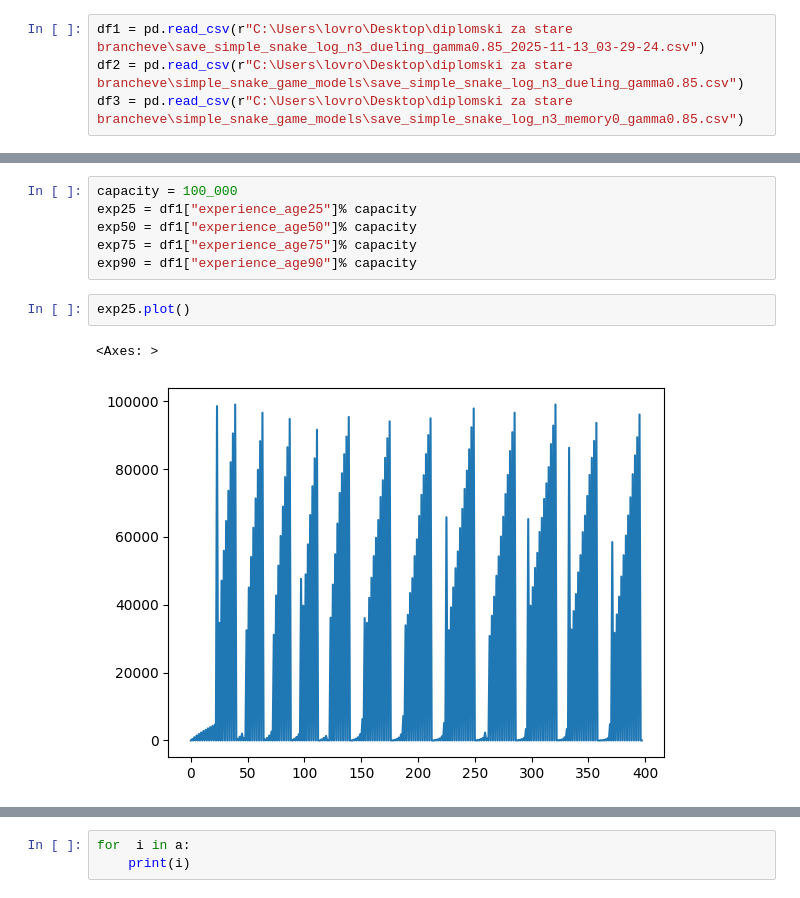
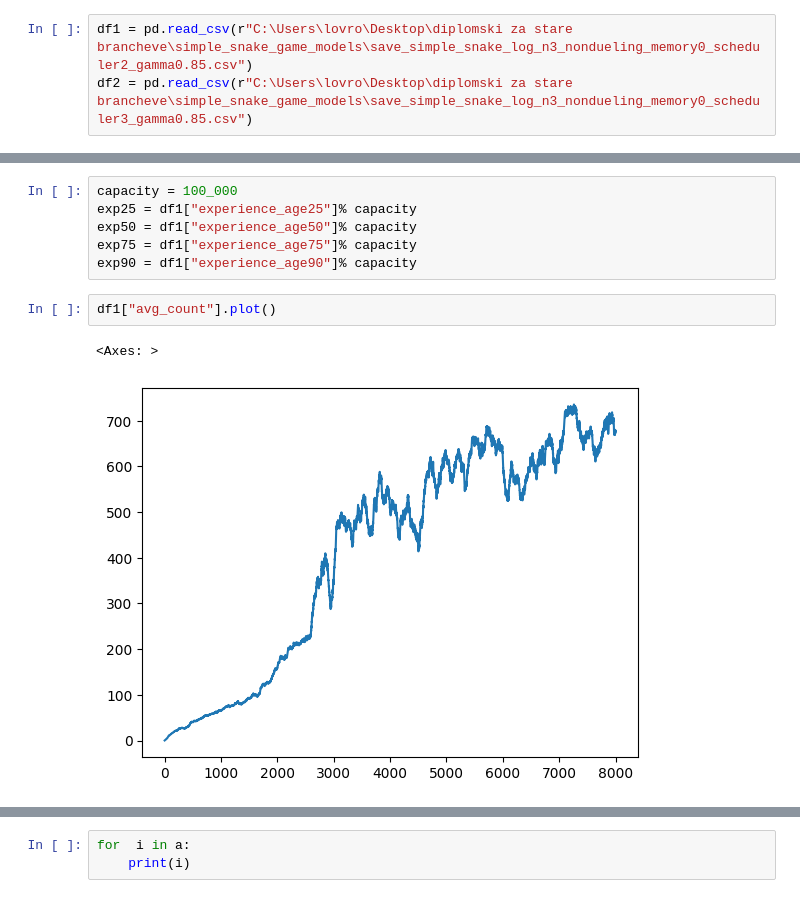
Before and after one commit to Lvlad0022/Diplomski, a Jupyter notebook: Untitled-1.ipynb, the cells around one changed output, grey strips where cells are left out. Saved outputs shown, nothing was run; the diff lists cells and outputs as text.

Commit message:
dodani scheduleri, radi samo ovaj warmup, ostale treba poboljsat

```diff
--- a/Untitled-1.ipynb
+++ b/Untitled-1.ipynb
@@ -220,9 +220,8 @@ plt.show()
 # %% [output]
 [figure]
 # %%
-df1 = pd.read_csv(r"C:\Users\lovro\Desktop\diplomski za stare brancheve\save_simple_snake_log_n3_dueling_gamma0.85_2025-11-13_03-29-24.csv")
-df2 = pd.read_csv(r"C:\Users\lovro\Desktop\diplomski za stare brancheve\simple_snake_game_models\save_simple_snake_log_n3_dueling_gamma0.85.csv")
-df3 = pd.read_csv(r"C:\Users\lovro\Desktop\diplomski za stare brancheve\simple_snake_game_models\save_simple_snake_log_n3_memory0_gamma0.85.csv")
+df1 = pd.read_csv(r"C:\Users\lovro\Desktop\diplomski za stare brancheve\simple_snake_game_models\save_simple_snake_log_n3_nondueling_memory0_scheduler2_gamma0.85.csv")
+df2 = pd.read_csv(r"C:\Users\lovro\Desktop\diplomski za stare brancheve\simple_snake_game_models\save_simple_snake_log_n3_nondueling_memory0_scheduler3_gamma0.85.csv")
 # %%
 df1.columns
 # %% [output]
@@ -240,8 +241,8 @@ exp50 = df1["experience_age50"]% capacity
 exp75 = df1["experience_age75"]% capacity
 exp90 = df1["experience_age90"]% capacity
 # %%
-exp25.plot()
+df1["avg_count"].plot()
 # %% [output]
 <Axes: >
-[figure, old version]
+[figure, new version]
 # %%
```
Also changed, not shown: parts of 3 cells of this notebook, 5 other files.
